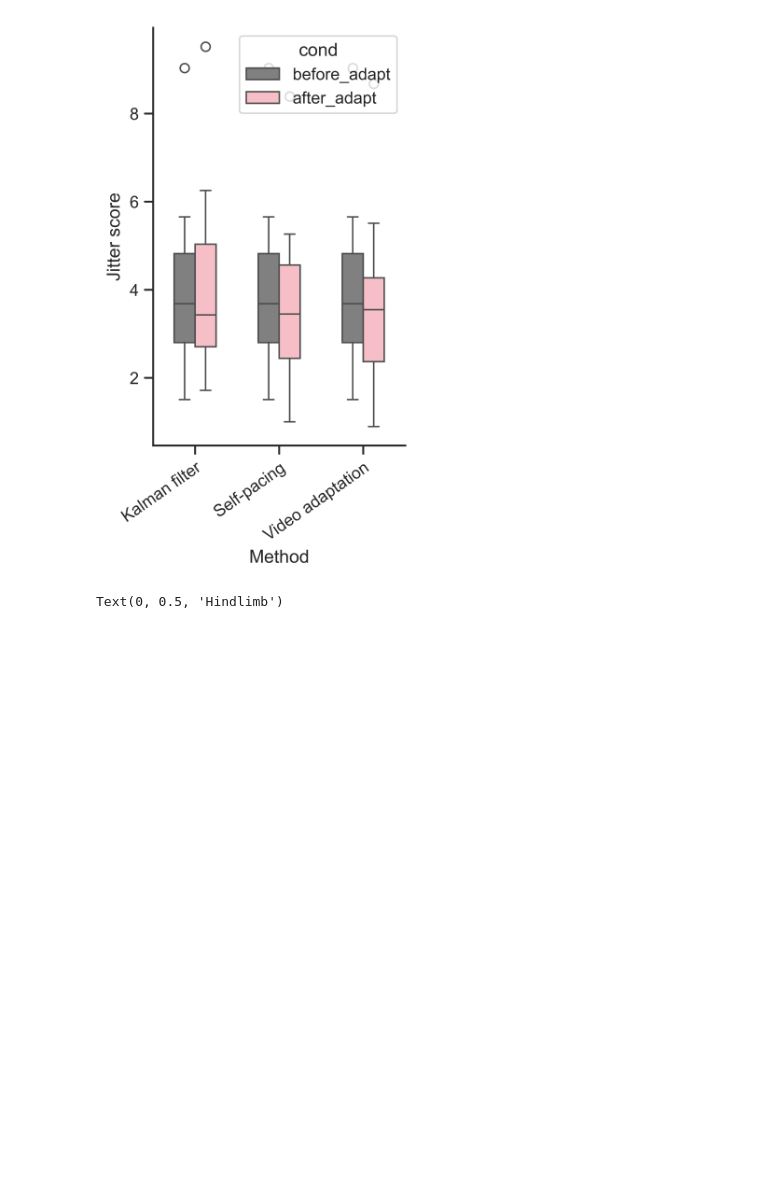
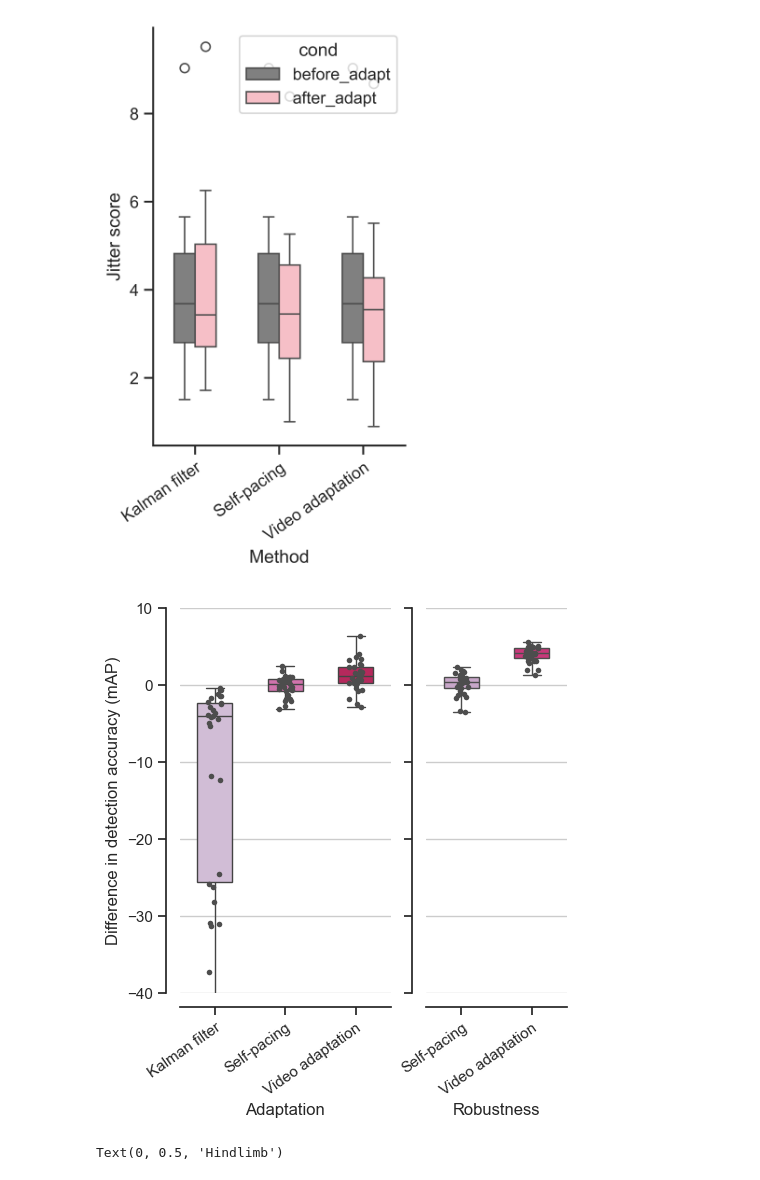
Before and after one commit to AdaptiveMotorControlLab/modelzoo-figures, a Jupyter notebook: figures/Extended_Figure4.ipynb, the cells around one changed output. Cells and saved outputs as stored; diff of their text form; code cells hidden in the pictures; blank space fills up the shorter version.

Commit message:
Add missing smoothin exp figure

```diff
--- a/figures/Extended_Figure4.ipynb
+++ b/figures/Extended_Figure4.ipynb
@@ -115,6 +115,44 @@ ax.set_ylabel('Jitter score')
 sns.despine(ax=ax)
 # %% [output]
 [figure]
+# %%
+df = pd.read_hdf('../data/Extended_Figure4/hrnet_w32_adaptation_results_quadruped80k.h5').reset_index()
+df.columns = ['video', 'method', 'cond', 'mAP']
+df = df[(df.method != 'self_pacing_fix_BN') & (df.method != 'video_adaptation_relax_BN')]
+df['mAP'] *= 100
+df['method'] = df['method'].map(
+    {
+        'kalman_filter': 'Kalman filter',
+        'self_pacing_relax_BN': 'Self-pacing',
+        'video_adaptation_fix_BN': 'Video adaptation',
+    },
+)
+
+sns.set_theme(style="ticks")
+
+fig, axes = plt.subplots(ncols=2, figsize=(5, 5), sharey=True, width_ratios=[1.5, 1])
+df1 = df[(df.cond == 'adaptation_gain')]
+df2 = df[(df.cond == 'robustness_gain')]
+for i, df_ in enumerate([df1, df2]):
+    sns.boxplot(
+        df_, x="method", y="mAP", hue="method",
+        whis=[0, 100], width=.5, palette="PuRd",
+        showfliers=False, ax=axes[i],
+    )
+    sns.stripplot(df_, x="method", y="mAP", size=4, color=".3", ax=axes[i])
+
+axes[0].set(ylabel="Difference in detection accuracy (mAP)")
+axes[0].set_xlabel('Adaptation')
+axes[1].set_xlabel('Robustness')
+o = 10
+sns.despine(trim=False, top=True, right=True, ax=axes[0], offset=o)
+sns.despine(trim=False, top=True, right=True, ax=axes[1], offset=o)
+for ax in axes:
+    ax.yaxis.grid(True)
+    ax.set_ylim(-40, 10)
+    ax.set_xticklabels(ax.get_xticklabels(), rotation=35, ha="right", rotation_mode='anchor')
+# %% [output]
+[figure, added]
 # %%
 import ipynb.fs
 import pickle
```
Also changed, not shown: 1 other file.
